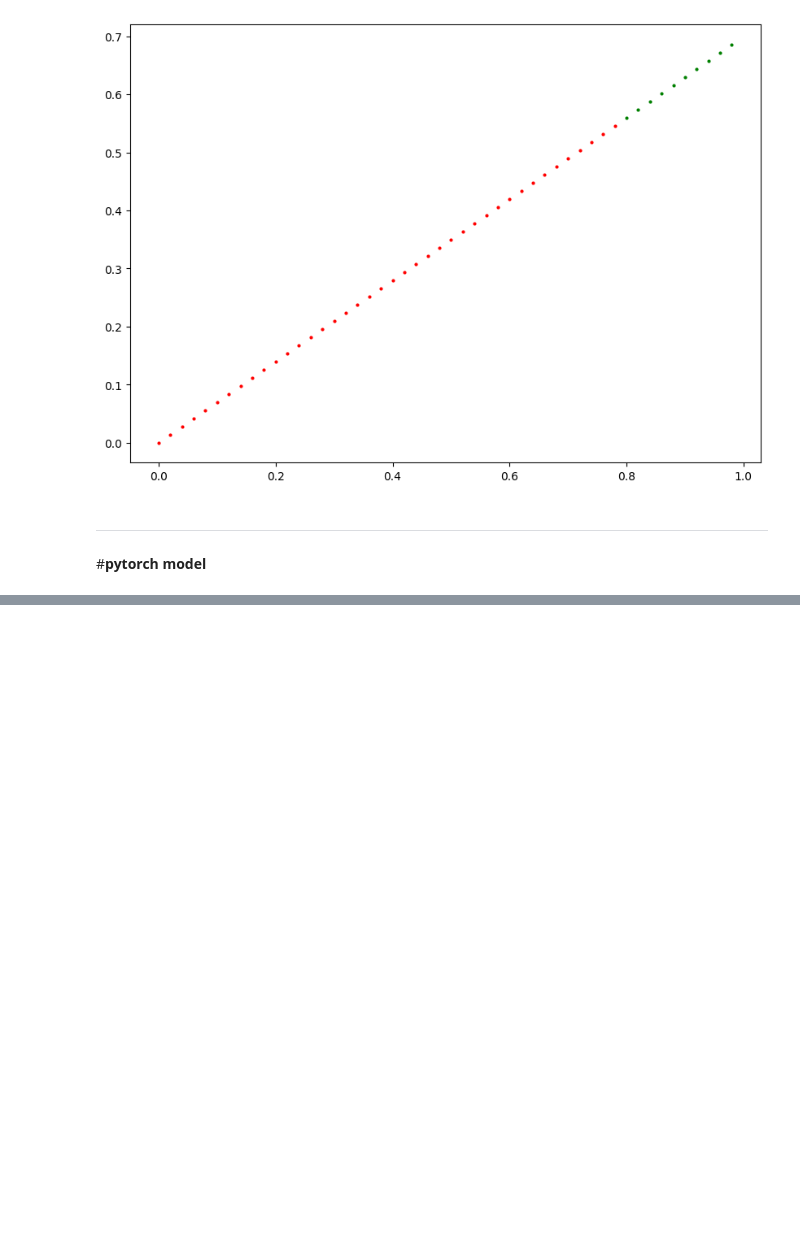
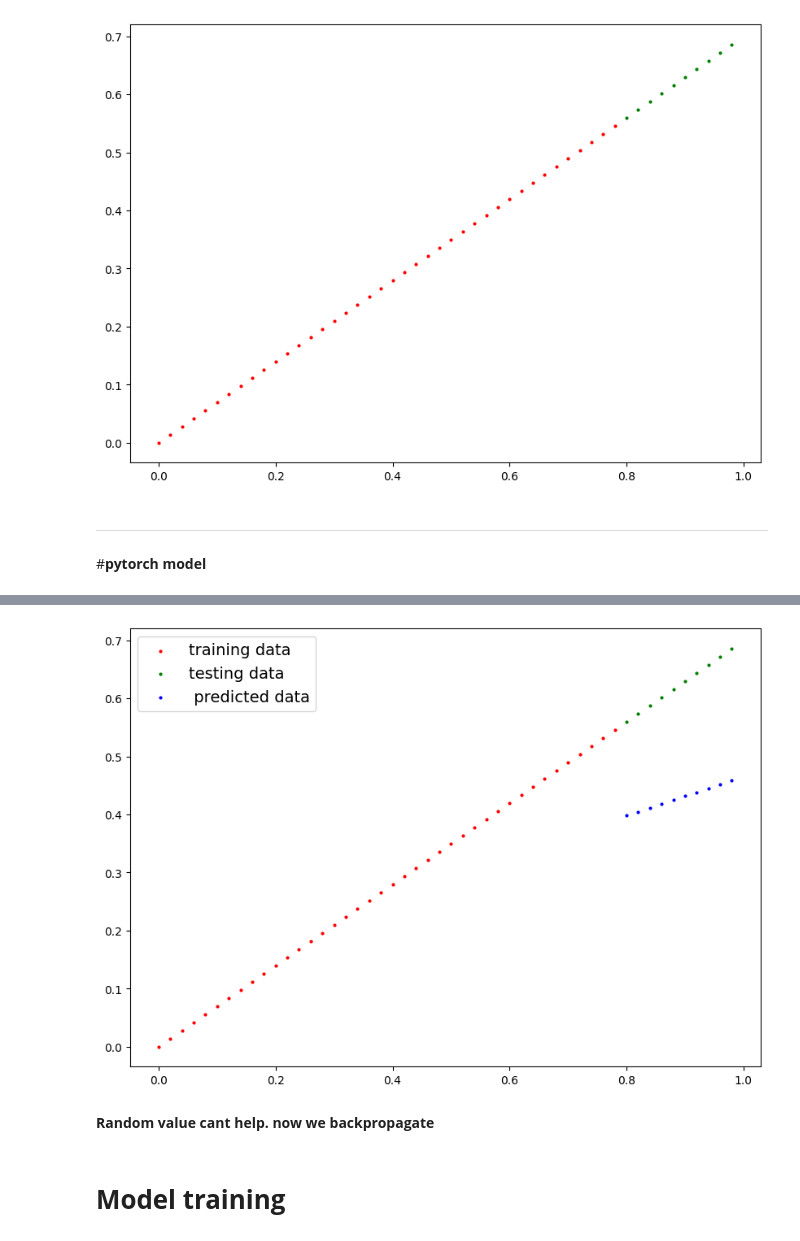
Before and after one commit to 23ME30056/Torch-fundamentals, a Jupyter notebook: torch.ipynb, the cells around one changed output, grey strips where cells are left out. Cells and saved outputs as stored; diff of their text form; code cells hidden in the pictures; blank space fills up the shorter version.

```diff
--- a/torch.ipynb
+++ b/torch.ipynb
@@ -346,9 +331,12 @@ plot()
 # %%
+import torch
 from torch import nn
+
 class LinearRegression(nn.Module):
-  def_init__(self):
-    super().__init__()
-    self.weights = nn.Parameter(torch.randn(1,requires_grad = True,dtype = torch.float))
-    self.bias = nn.Parameter(torch.randn(1,requires_grad = True,dtype = torch.float))
-    def forward(self,x:torch.Tensor)-> torch.Tensor:
-    return self.weights*x + self.bias
+    def __init__(self):
+        super().__init__()
+        self.weights = nn.Parameter(torch.randn(1, requires_grad=True, dtype=torch.float))
+        self.bias = nn.Parameter(torch.randn(1, requires_grad=True, dtype=torch.float))
+
+    def forward(self, x: torch.Tensor) -> torch.Tensor:
+        return self.weights * x + self.bias
@@ -357,0 +371,4 @@ drive.mount('/content/drive')
+# %%
+torch.manual_seed(42) # for reproducibility
+model = LinearRegression() # creating an instance of model
+list(model.parameters())  # ch
@@ -357,0 +386,5 @@ drive.mount('/content/drive')
+# %%
+with torch.inference_mode():   # make predictions
+  y_preds = model(x_test)
+  print(y_preds)
+  print(y_test)
@@ -357,0 +412,8 @@ drive.mount('/content/drive')
+# %%
+plot(prediction = y_preds)
+# %% [output]
+[figure, added]
+# %% [markdown]
+**Random value cant help. now we backpropagate**
+# %% [markdown]
+# **Model training**
```
Also changed, not shown: parts of 26 cells of this notebook.
